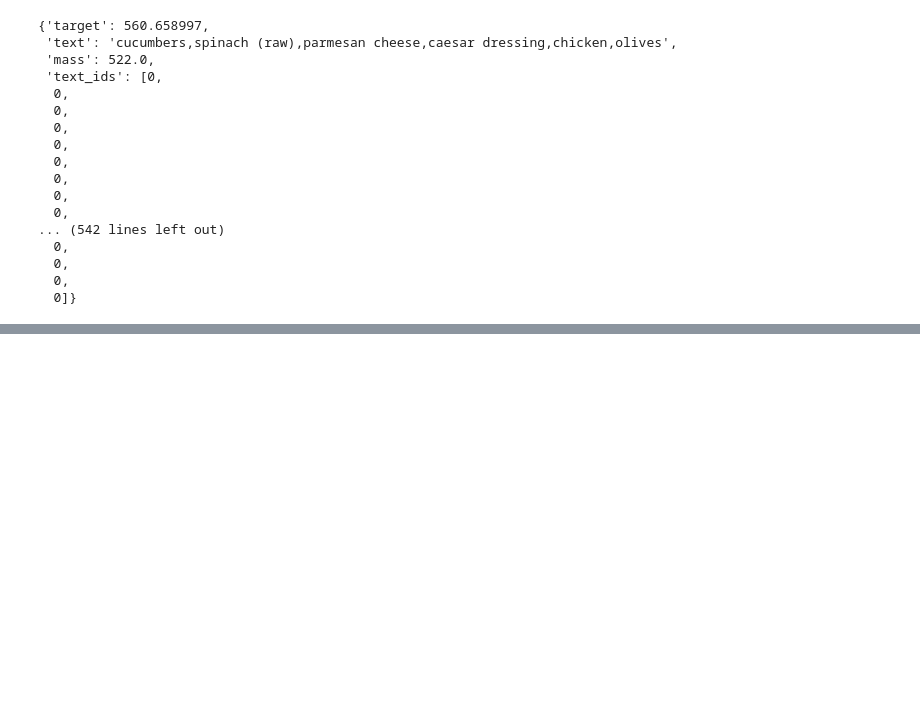
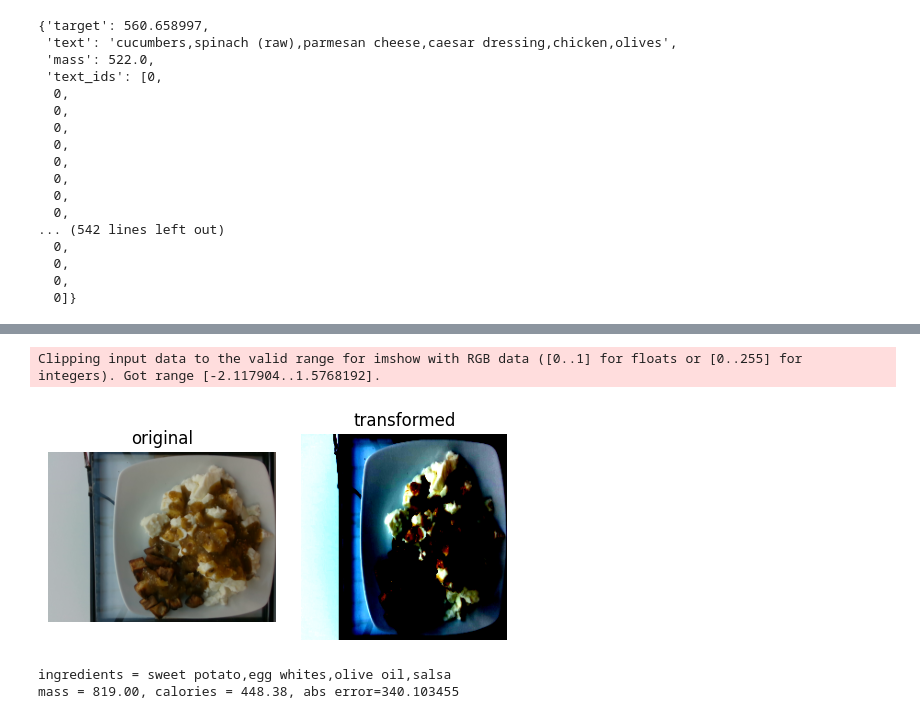
Before and after one commit to VicShved/final_sprint4, a Jupyter notebook: solution.ipynb, the cells around one changed output, grey strips where cells are left out. Drawn from its saved outputs; the diff is of its cells as text; code cells hidden in the pictures; blank space fills up the shorter version.

```diff
--- a/solution.ipynb
+++ b/solution.ipynb
@@ -257,0 +330,10 @@ print("Validate MAE = ", val_mae)
+# %%
+row = val_dataset[mae_vals[3]["id"]]
+plot_image(row.pop('source_image'), row.pop('image'))
+print(f'ingredients = {row["text"]}')
+print(f'mass = {mae_vals[3]["mass"]:.2f}, calories = {mae_vals[3]["target"]:.2f}, abs error={mae_vals[3]["error"]:2f}')
+# %% [output]
+Clipping input data to the valid range for imshow with RGB data ([0..1] for floats or [0..255] for integers). Got range [-2.117904..1.5768192].
+[figure, added]
+ingredients = sweet potato,egg whites,olive oil,salsa
+mass = 819.00, calories = 448.38, abs error=340.103455
```
Also changed, not shown: parts of 11 cells of this notebook, 1 other file.
